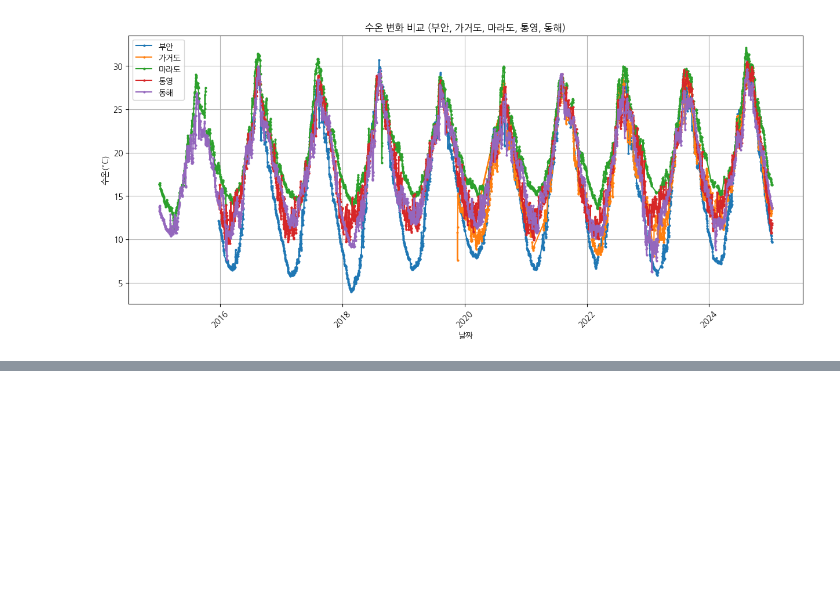
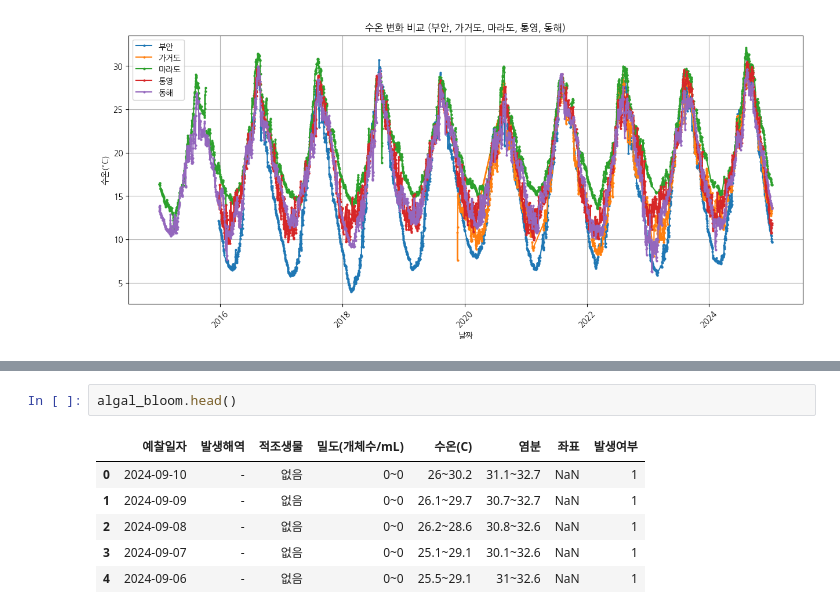
Before and after one commit to vhf1030/Pisces, a Jupyter notebook: notebooks/기상데이터분류.ipynb, the cells around one changed output, grey strips where cells are left out. Drawn from its saved outputs; the diff is of its cells as text; blank space fills up the shorter version.

```diff
--- a/notebooks/기상데이터분류.ipynb
+++ b/notebooks/기상데이터분류.ipynb
@@ -330,0 +215,9 @@ KeyError: '날짜'
+# %%
+algal_bloom.head()
+# %% [output]
+|  | 예찰일자 | 발생해역 | 적조생물 | 밀도(개체수/mL) | 수온(C) | 염분 | 좌표 | 발생여부 |
+| 0 | 2024-09-10 | - | 없음 | 0~0 | 26~30.2 | 31.1~32.7 | NaN | 1 |
+| 1 | 2024-09-09 | - | 없음 | 0~0 | 26.1~29.7 | 30.7~32.7 | NaN | 1 |
+| 2 | 2024-09-08 | - | 없음 | 0~0 | 26.2~28.6 | 30.8~32.6 | NaN | 1 |
+| 3 | 2024-09-07 | - | 없음 | 0~0 | 25.1~29.1 | 30.1~32.6 | NaN | 1 |
+| 4 | 2024-09-06 | - | 없음 | 0~0 | 25.5~29.1 | 31~32.6 | NaN | 1 |
```
Also changed, not shown: parts of 11 cells of this notebook, 3 other files.
